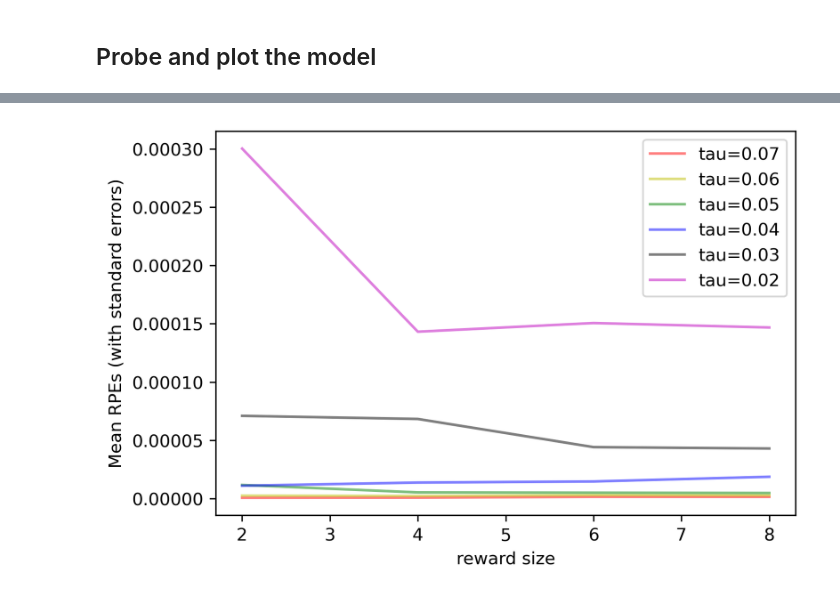
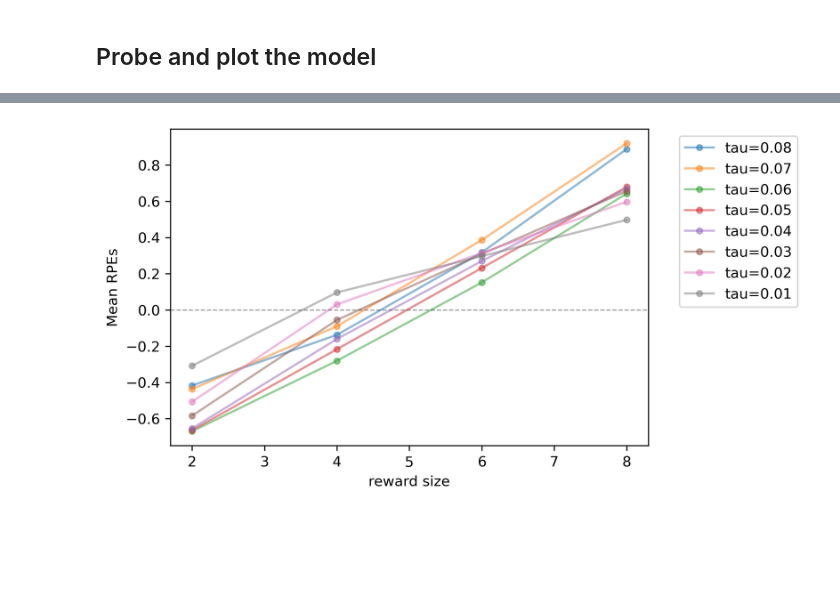
Before and after one commit to avg-bitsian/distributional-td-with-episodes, a Jupyter notebook: main_notebook.ipynb, the cells around one changed output, grey strips where cells are left out. Drawn from its saved outputs; the diff is of its cells as text; code cells hidden in the pictures; blank space fills up the shorter version.

```diff
--- a/main_notebook.ipynb
+++ b/main_notebook.ipynb
@@ -181,6 +156,9 @@ plt.show()
 # %%
-std_errors_7_3 = np.loadtxt("C:/Users/Asus/Desktop/distributional-td-learning_2/model_weights/reward_size=[2, 4, 6, 8]/(+07)(-03)_with_150additional_epochs_rpe_std_errors.txt")
-mean_rpes_7_3 = np.loadtxt("C:/Users/Asus/Desktop/distributional-td-learning_2/model_weights/reward_size=[2, 4, 6, 8]/(+07)(-03)_with_150additional_epochs_mean_rpes.txt")
+std_errors_8_2 = np.loadtxt("C:/Users/Asus/Desktop/distributional-td-learning_2/model_weights/reward_size=[2, 4, 6, 8]/(+08)(-02)_with_600epochs_rpe_std_errors.txt")
+mean_rpes_8_2 = np.loadtxt("C:/Users/Asus/Desktop/distributional-td-learning_2/model_weights/reward_size=[2, 4, 6, 8]/(+08)(-02)_with_600epochs_mean_rpes.txt")
+
+std_errors_7_3 = np.loadtxt("C:/Users/Asus/Desktop/distributional-td-learning_2/model_weights/reward_size=[2, 4, 6, 8]/(+07)(-03)_with_425epochs_rpe_std_errors.txt")
+mean_rpes_7_3 = np.loadtxt("C:/Users/Asus/Desktop/distributional-td-learning_2/model_weights/reward_size=[2, 4, 6, 8]/(+07)(-03)_with_425epochs_mean_rpes.txt")
 
 std_errors_6_4 = np.loadtxt("C:/Users/Asus/Desktop/distributional-td-learning_2/model_weights/reward_size=[2, 4, 6, 8]/(+06)(-04)_with_250epochs_rpe_std_errors.txt")
 mean_rpes_6_4 = np.loadtxt("C:/Users/Asus/Desktop/distributional-td-learning_2/model_weights/reward_size=[2, 4, 6, 8]/(+06)(-04)_with_250epochs_mean_rpes.txt")
@@ -196,26 +174,34 @@ mean_rpes_3_7 = np.loadtxt("C:/Users/Asus/Desktop/distributional-td-learning_2/m
 
 std_errors_2_8 = np.loadtxt("C:/Users/Asus/Desktop/distributional-td-learning_2/model_weights/reward_size=[2, 4, 6, 8]/(+02)(-08)_with_300epochs_rpe_std_errors.txt")
 mean_rpes_2_8 = np.loadtxt("C:/Users/Asus/Desktop/distributional-td-learning_2/model_weights/reward_size=[2, 4, 6, 8]/(+02)(-08)_with_300epochs_mean_rpes.txt")
+
+std_errors_1_9 = np.loadtxt("C:/Users/Asus/Desktop/distributional-td-learning_2/model_weights/reward_size=[2, 4, 6, 8]/(+01)(-09)_with_250epochs_rpe_std_errors.txt")
+mean_rpes_1_9 = np.loadtxt("C:/Users/Asus/Desktop/distributional-td-learning_2/model_weights/reward_size=[2, 4, 6, 8]/(+01)(-09)_with_250epochs_mean_rpes.txt")
 # %%
 plt.figure(figsize=(6,4), dpi=300)
+# plt.errorbar(reward_sizes, mean_rpes_8_2, yerr=std_errors_8_2, fmt='o-', ecolor='m', ms=4, linewidth=1, elinewidth=1, label='tau=0.08', alpha=0.5)
 # plt.errorbar(reward_sizes, mean_rpes_7_3, yerr=std_errors_7_3, fmt='o-', ecolor='r', ms=4, linewidth=1, elinewidth=1, label='tau=0.07', alpha=0.5)
 # plt.errorbar(reward_sizes, mean_rpes_6_4, yerr=std_errors_6_4, fmt='o-', ecolor='y', ms=4, linewidth=1, elinewidth=1, label='tau=0.06', alpha=0.5)
 # plt.errorbar(reward_sizes, mean_rpes_5_5, yerr=std_errors_5_5, fmt='o-', ecolor='g', ms=4, linewidth=1, elinewidth=1, label='tau=0.05', alpha=0.5)
 # plt.errorbar(reward_sizes, mean_rpes_4_6, yerr=std_errors_4_6, fmt='o-', ecolor='b', ms=4, linewidth=1, elinewidth=1, label='tau=0.04', alpha=0.5)
 # plt.errorbar(reward_sizes, mean_rpes_3_7, yerr=std_errors_3_7, fmt='o-', ecolor='k', ms=4, linewidth=1, elinewidth=1, label='tau=0.03', alpha=0.5)
 # plt.errorbar(reward_sizes, mean_rpes_2_8, yerr=std_errors_2_8, fmt='o-', ecolor='m', ms=4, linewidth=1, elinewidth=1, label='tau=0.02', alpha=0.5)
+# plt.errorbar(reward_sizes, mean_rpes_1_9, yerr=std_errors_1_9, fmt='o-', ecolor='m', ms=4, linewidth=1, elinewidth=1, label='tau=0.01', alpha=0.5)
+# plt.ylabel('Mean RPEs (with standard errors)')
 
-plt.plot(reward_sizes, mean_rpes_7_3, color='r', label='tau=0.07', alpha=0.5)
-plt.plot(reward_sizes, mean_rpes_6_4, color='y', label='tau=0.06', alpha=0.5)
-plt.plot(reward_sizes, mean_rpes_5_5, color='g', label='tau=0.05', alpha=0.5)
-plt.plot(reward_sizes, mean_rpes_4_6, color='b', label='tau=0.04', alpha=0.5)
-plt.plot(reward_sizes, mean_rpes_3_7, color='k', label='tau=0.03', alpha=0.5)
-plt.plot(reward_sizes, mean_rpes_2_8, color='m', label='tau=0.02', alpha=0.5)
+plt.plot(reward_sizes, mean_rpes_8_2, 'o-', ms=4, label='tau=0.08', alpha=0.5)
+plt.plot(reward_sizes, mean_rpes_7_3, 'o-', ms=4, label='tau=0.07', alpha=0.5)
+plt.plot(reward_sizes, mean_rpes_6_4, 'o-', ms=4, label='tau=0.06', alpha=0.5)
+plt.plot(reward_sizes, mean_rpes_5_5, 'o-', ms=4, label='tau=0.05', alpha=0.5)
+plt.plot(reward_sizes, mean_rpes_4_6, 'o-', ms=4, label='tau=0.04', alpha=0.5)
+plt.plot(reward_sizes, mean_rpes_3_7, 'o-', ms=4, label='tau=0.03', alpha=0.5)
+plt.plot(reward_sizes, mean_rpes_2_8, 'o-', ms=4, label='tau=0.02', alpha=0.5)
+plt.plot(reward_sizes, mean_rpes_1_9, 'o-', ms=4, label='tau=0.01', alpha=0.5)
+plt.ylabel('Mean RPEs')
 
-# plt.ylim(-0.0009, 0.0009)
+plt.axhline(y=0, color='k', linestyle='--', alpha=0.4, linewidth=0.8)
 plt.xlabel('reward size')
-plt.ylabel('Mean RPEs (with standard errors)')
-plt.legend()
+plt.legend(bbox_to_anchor=(1.05, 1))
 plt.show()
 # %% [output]
-[figure, old version]
+[figure, new version]
```
Also changed, not shown: parts of 7 cells of this notebook, 49 other files.
